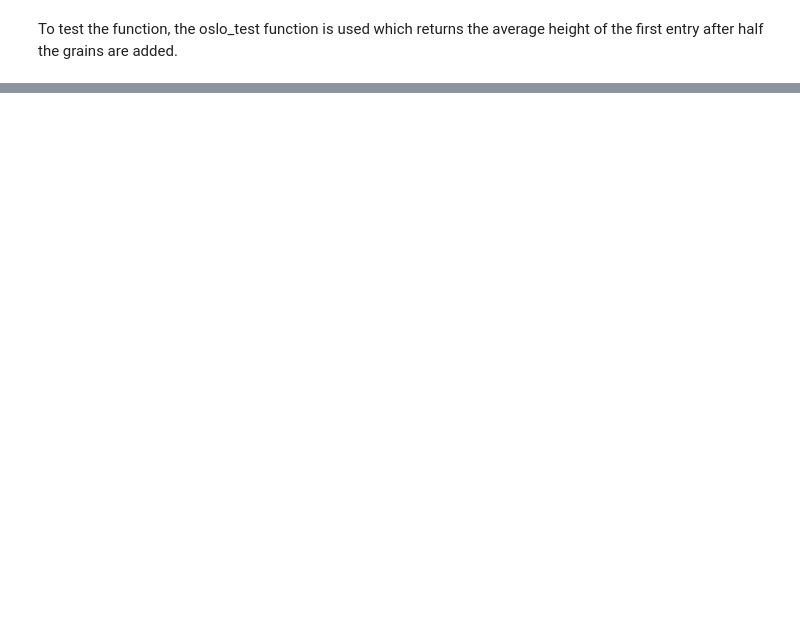
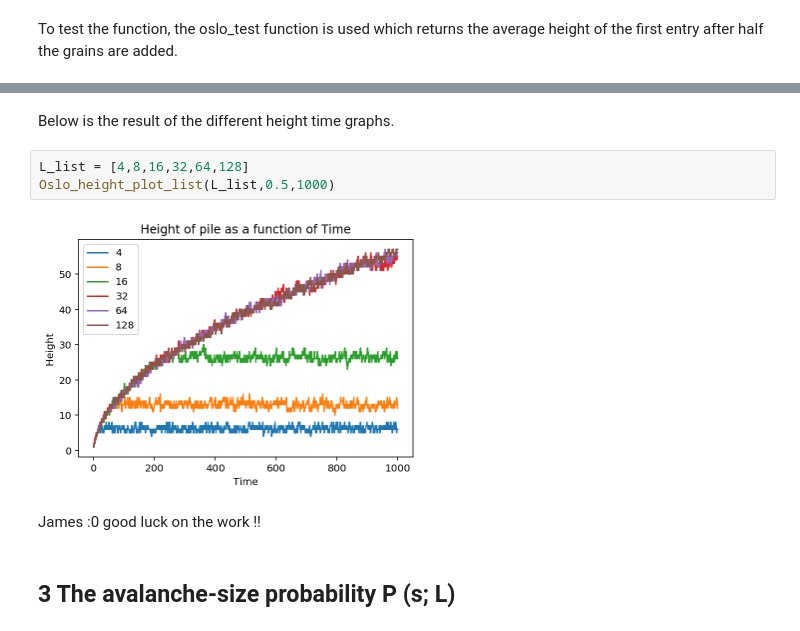
Before and after one commit to yooxiang/Complexity_Oslo, a Jupyter notebook: Self-Organised_Critical_Model.ipynb, the cells around one changed output, grey strips where cells are left out. Drawn from its saved outputs; the diff is of its cells as text; blank space fills up the shorter version.

```diff
--- a/Self-Organised_Critical_Model.ipynb
+++ b/Self-Organised_Critical_Model.ipynb
@@ -130,0 +202,11 @@ James :0 good luck on the work !!
+# %% [markdown]
+Below is the result of the different height time graphs.
+# %%
+L_list = [4,8,16,32,64,128]
+Oslo_height_plot_list(L_list,0.5,1000)
+# %% [output]
+[figure, added]
+# %% [markdown]
+James :0 good luck on the work !!
+# %% [markdown]
+## 3 The avalanche-size probability P (s; L)
```
Also changed, not shown: parts of 15 cells of this notebook.
